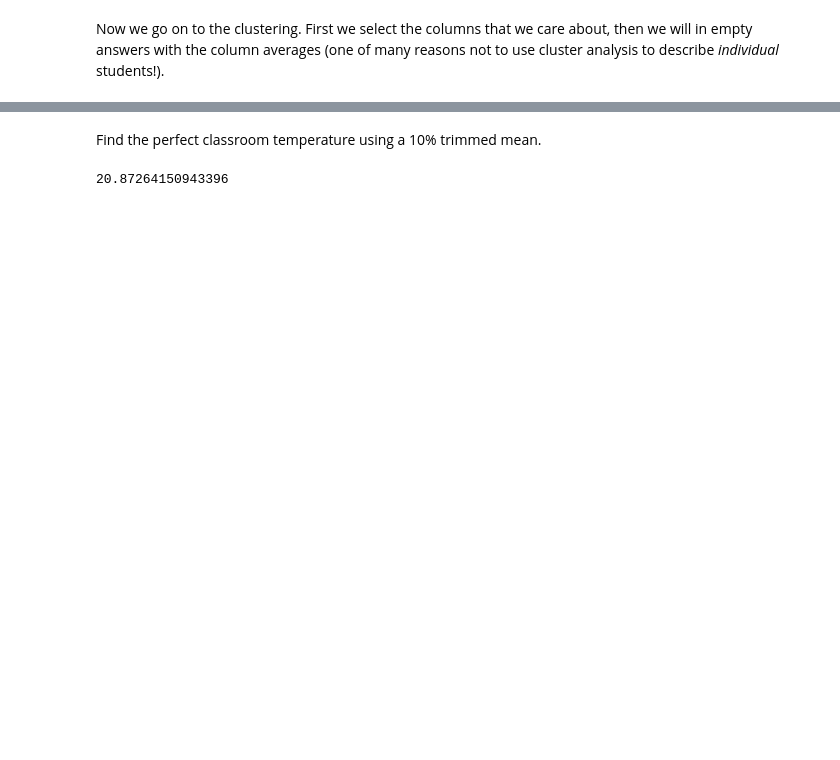
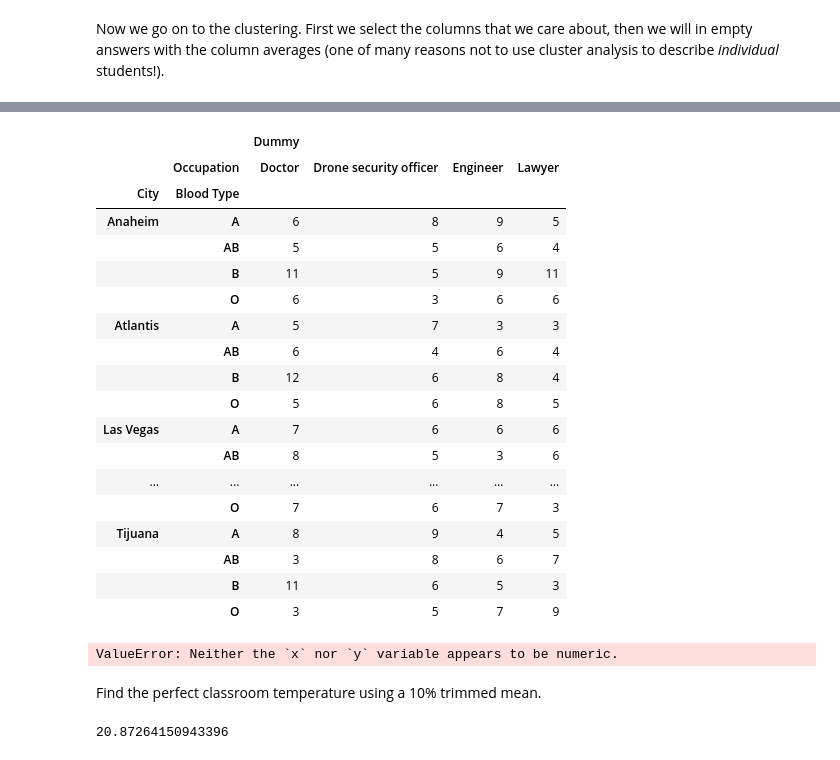
Before and after one commit to maxkapur/maxkapur.github.io, a Jupyter notebook: survey/analysis.ipynb, the cells around one changed output, grey strips where cells are left out. Drawn from its saved outputs; the diff is of its cells as text; code cells hidden in the pictures; blank space fills up the shorter version.

```diff
--- a/survey/analysis.ipynb
+++ b/survey/analysis.ipynb
@@ -184,3 +212,44 @@ sns.heatmap(clusterbreakdown,cmap="coolwarm",cbar=False,vmin=1,vmax=5,annot=True
+# %%
+import numpy as np, pandas as pd
+
+# Make data
+cities = ['Tijuana','Las Vegas','Los Angeles','Anaheim','Atlantis']
+occupations = ['Doctor','Lawyer','Engineer','Drone security officer']
+bloodtypes = ['A','B','AB','O']
+df = pd.DataFrame({'City': np.random.choice(cities,500),
+                   'Occupation': np.random.choice(occupations,500),
+                   'Blood Type':np.random.choice(bloodtypes,500)})
+
+# df.groupby(by=['City','Occupation']).count().unstack()
+
+# You need to make a dummy column, otherwise the groupby returns an empty df
+df['Dummy'] = np.ones(500)
+
+df.groupby(by=['City','Occupation','Blood Type']).count().unstack(level=1)
+# %% [output]
+|  |  | Dummy |  |  |  |
+|  | Occupation | Doctor | Drone security officer | Engineer | Lawyer |
+| City | Blood Type |  |  |  |  |
+| Anaheim | A | 6 | 8 | 9 | 5 |
+|  | AB | 5 | 5 | 6 | 4 |
+|  | B | 11 | 5 | 9 | 11 |
+|  | O | 6 | 3 | 6 | 6 |
+| Atlantis | A | 5 | 7 | 3 | 3 |
+|  | AB | 6 | 4 | 6 | 4 |
+|  | B | 12 | 6 | 8 | 4 |
+|  | O | 5 | 6 | 8 | 5 |
+| Las Vegas | A | 7 | 6 | 6 | 6 |
+|  | AB | 8 | 5 | 3 | 6 |
+| ... | ... | ... | ... | ... | ... |
+|  | O | 7 | 6 | 7 | 3 |
+| Tijuana | A | 8 | 9 | 4 | 5 |
+|  | AB | 3 | 8 | 6 | 7 |
+|  | B | 11 | 6 | 5 | 3 |
+|  | O | 3 | 5 | 7 | 9 |
+# %%
+sns.swarmplot(data=df,x='City',y='Occupation',hue='Blood Type')
+# %% [output]
+ValueError: Neither the `x` nor `y` variable appears to be numeric.
 # %% [markdown]
 Find the perfect classroom temperature using a 10% trimmed mean.
 # %%
```
Also changed, not shown: parts of 6 cells of this notebook.
